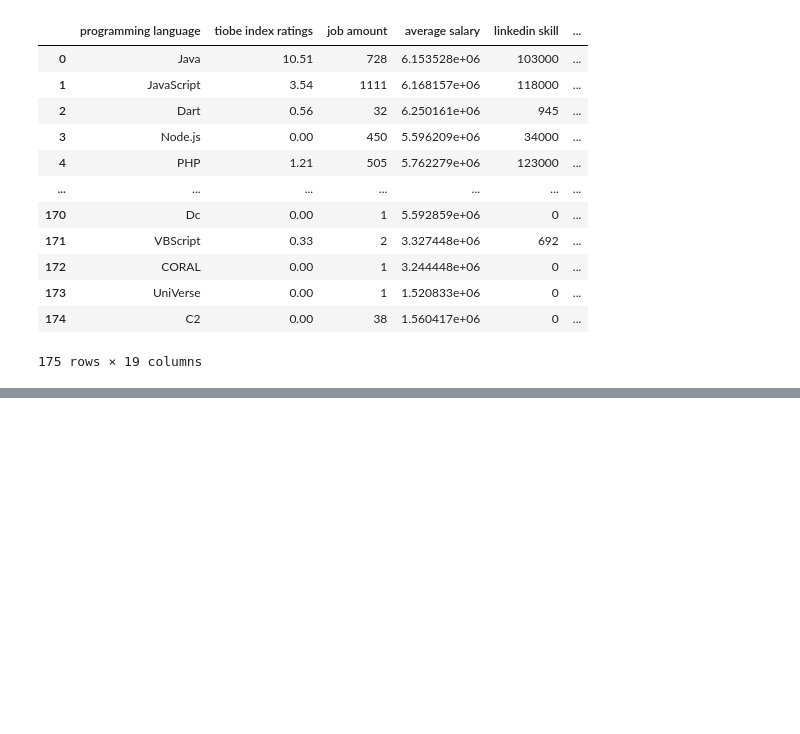
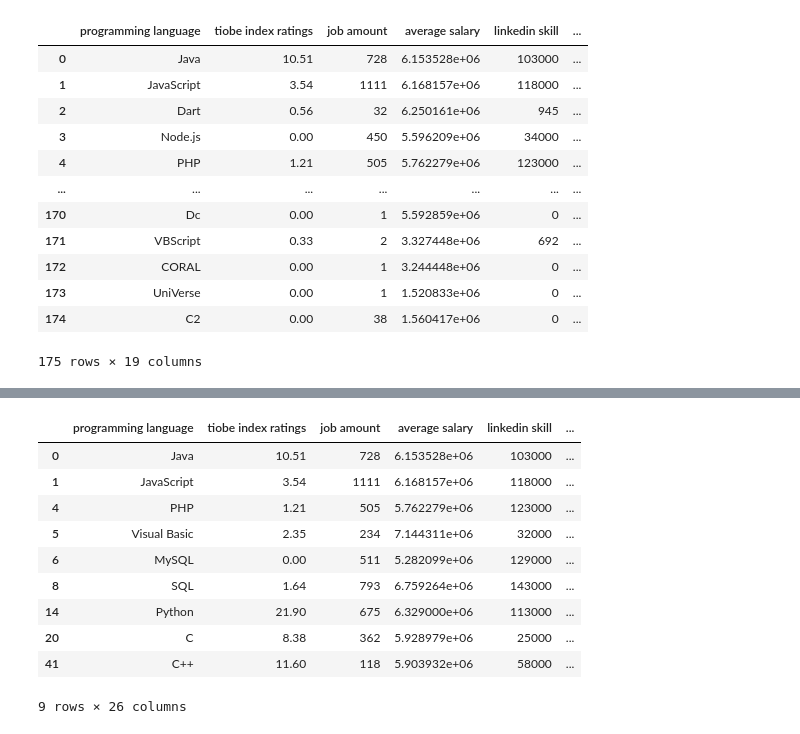
Before and after one commit to Ella-Raputri/FoDS-FinalProject, a Jupyter notebook: ML/unsupervised_clustering/preprocess.ipynb, the cells around one changed output, grey strips where cells are left out. Cells and saved outputs as stored; diff of their text form; code cells hidden in the pictures; blank space fills up the shorter version.

Commit message:
cluster count

```diff
--- a/ML/unsupervised_clustering/preprocess.ipynb
+++ b/ML/unsupervised_clustering/preprocess.ipynb
@@ -47,3 +47,7 @@ df
 | 173 | UniVerse | 0.00 | 1 | 1.520833e+06 | 0 | ... |
 | 174 | C2 | 0.00 | 38 | 1.560417e+06 | 0 | ... |
 175 rows × 19 columns
+# %%
+df1 = pd.read_csv('cluster_result.csv')
+df1['dbscan_cluster'] = df1['dbscan_cluster'].replace({1: 0, 0: 1})
+df1
@@ -50 +68,21 @@ df
+# %%
+df1['cluster_count'] = (
+    (df1['kmeans_2'] == 1).astype(int) +
+    (df1['agg_cluster'] == 1).astype(int) +
+    (df1['gmm_cluster2'] == 1).astype(int) +
+    (df1['dbscan_cluster'] == 1).astype(int)
+)
+df1[df1['cluster_count'] >= 1]
+# %% [output]
+|  | programming language | tiobe index ratings | job amount | average salary | linkedin skill | ... |
+| 0 | Java | 10.51 | 728 | 6.153528e+06 | 103000 | ... |
+| 1 | JavaScript | 3.54 | 1111 | 6.168157e+06 | 118000 | ... |
+| 4 | PHP | 1.21 | 505 | 5.762279e+06 | 123000 | ... |
+| 5 | Visual Basic | 2.35 | 234 | 7.144311e+06 | 32000 | ... |
+| 6 | MySQL | 0.00 | 511 | 5.282099e+06 | 129000 | ... |
+| 8 | SQL | 1.64 | 793 | 6.759264e+06 | 143000 | ... |
+| 14 | Python | 21.90 | 675 | 6.329000e+06 | 113000 | ... |
+| 20 | C | 8.38 | 362 | 5.928979e+06 | 25000 | ... |
+| 41 | C++ | 11.60 | 118 | 5.903932e+06 | 58000 | ... |
+9 rows × 26 columns
 # %%
```
Also changed, not shown: parts of 2 cells of this notebook, 1 other file.
